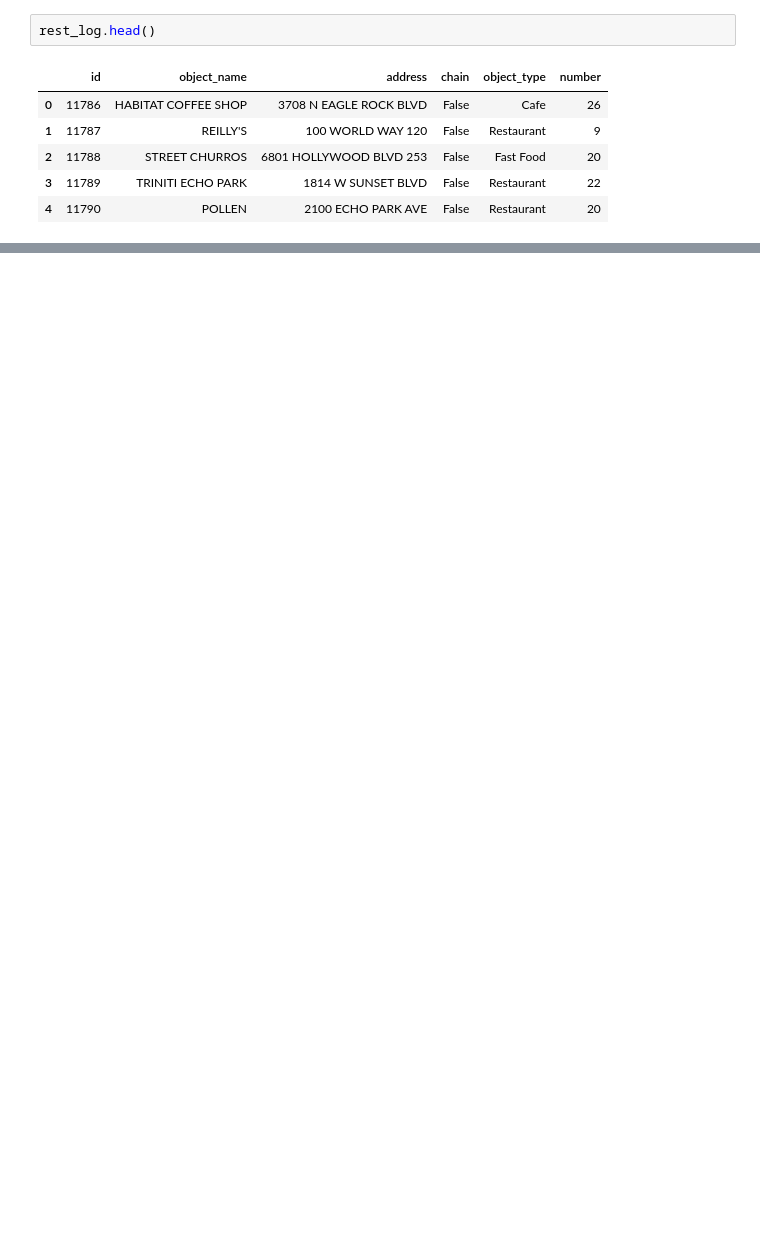
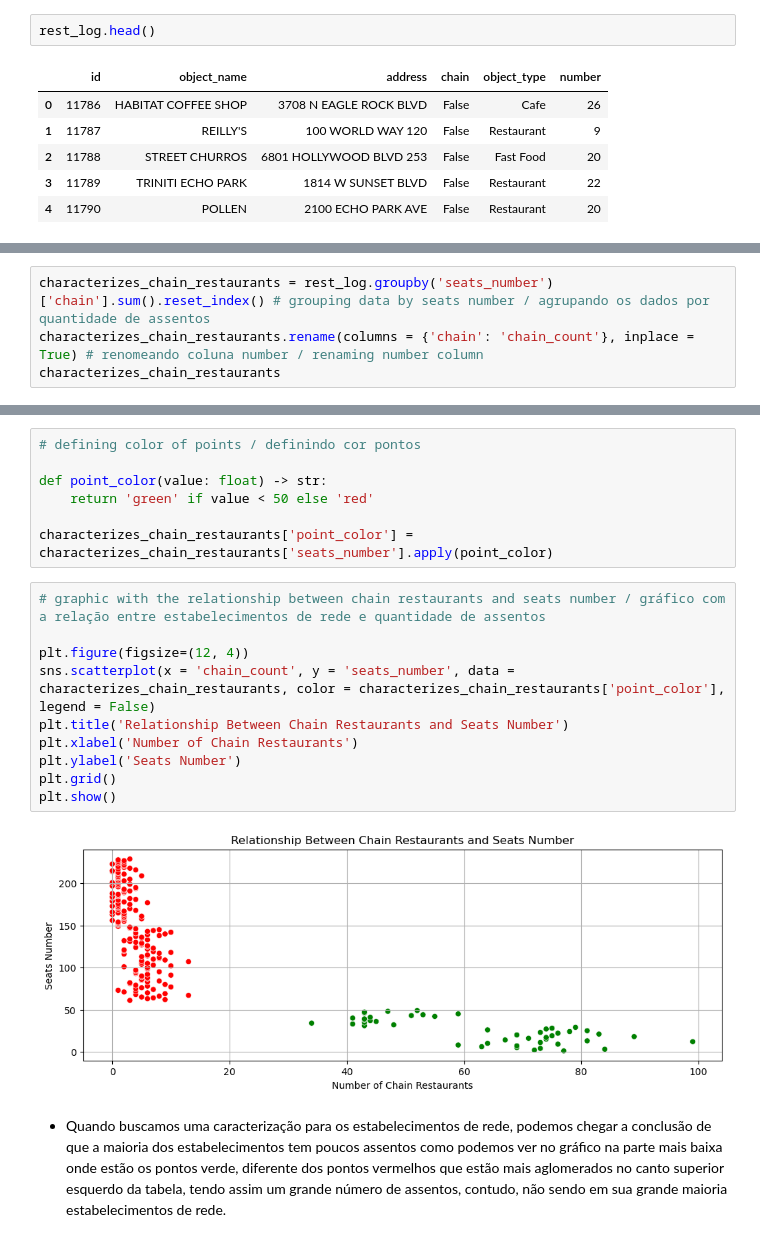
Before and after one commit to RafaelGenari/Bootcamp-Project-Report_History_with_Data, a Jupyter notebook: Notebooks/EDA.ipynb, the cells around one changed output, grey strips where cells are left out. Cells and saved outputs as stored; diff of their text form; blank space fills up the shorter version.

```diff
--- a/Notebooks/EDA.ipynb
+++ b/Notebooks/EDA.ipynb
@@ -68,0 +153,4 @@ memory usage: 452.5+ KB
+# %%
+characterizes_chain_restaurants = rest_log.groupby('seats_number')['chain'].sum().reset_index() # grouping data by seats number / agrupando os dados por quantidade de assentos
+characterizes_chain_restaurants.rename(columns = {'chain': 'chain_count'}, inplace = True) # renomeando coluna number / renaming number column
+characterizes_chain_restaurants
@@ -68,0 +171,21 @@ memory usage: 452.5+ KB
+# %%
+# defining color of points / definindo cor pontos
+
+def point_color(value: float) -> str:
+    return 'green' if value < 50 else 'red'
+
+characterizes_chain_restaurants['point_color'] = characterizes_chain_restaurants['seats_number'].apply(point_color)
+# %%
+# graphic with the relationship between chain restaurants and seats number / gráfico com a relação entre estabelecimentos de rede e quantidade de assentos
+
+plt.figure(figsize=(12, 4))
+sns.scatterplot(x = 'chain_count', y = 'seats_number', data = characterizes_chain_restaurants, color = characterizes_chain_restaurants['point_color'], legend = False)
+plt.title('Relationship Between Chain Restaurants and Seats Number')
+plt.xlabel('Number of Chain Restaurants')
+plt.ylabel('Seats Number')
+plt.grid()
+plt.show()
+# %% [output]
+[figure, added]
+# %% [markdown]
+- Quando buscamos uma caracterização para os estabelecimentos de rede, podemos chegar a conclusão de que a maioria dos estabelecimentos tem poucos assentos como podemos ver no gráfico na parte mais baixa onde estão os pontos verde, diferente dos pontos vermelhos que estão mais aglomerados no canto superior esquerdo da tabela, tendo assim um grande número de assentos, contudo, não sendo em sua grande maioria estabelecimentos de rede.
```
Also changed, not shown: parts of 42 cells of this notebook.
